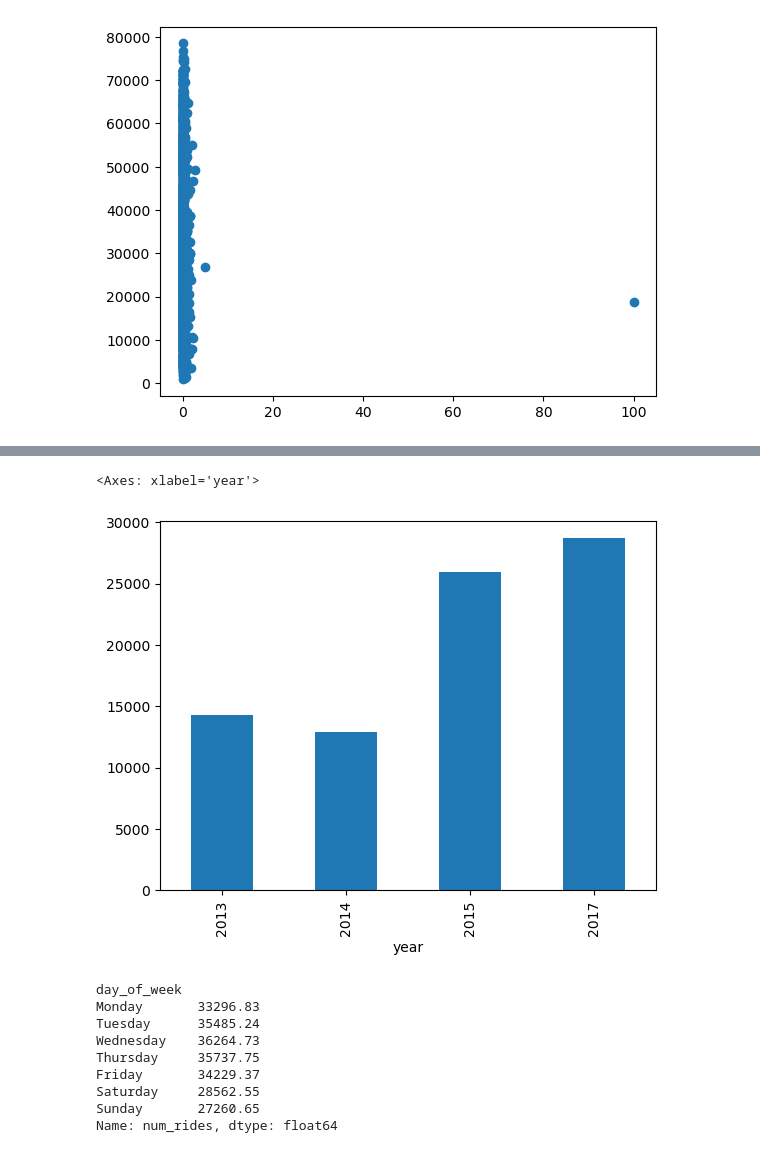
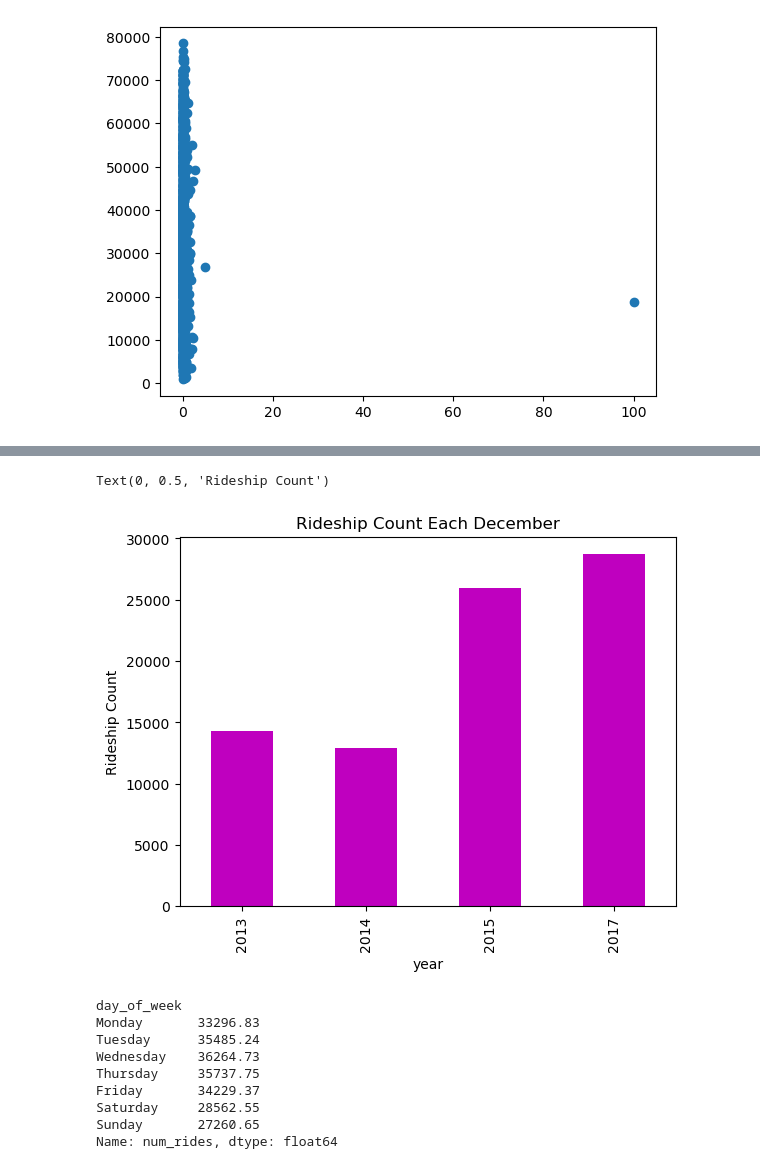
Before and after one commit to Sheryl122/citibike-ridership-model, a Jupyter notebook: code/eda.ipynb, the cells around one changed output, grey strips where cells are left out. Drawn from its saved outputs; the diff is of its cells as text; code cells hidden in the pictures.

Commit message:
EDA chart changes

```diff
--- a/code/eda.ipynb
+++ b/code/eda.ipynb
@@ -142,11 +131,10 @@ plt.show()
 # %%
 df['ride_date'] = pd.to_datetime(df['ride_date'])
 
-plt.plot(df['ride_date'], df['num_rides'])
 df['year'] = df['ride_date'].dt.year
 df['month'] = df['ride_date'].dt.month
 
-december_by_year = df[df['month'] == 12].groupby('year')['num_rides'].mean()
+december_by_year = df[df['month'] == 12].groupby('year')['num_rides'].mean().round(2)
 print(december_by_year)
 # %% [output]
 year
@@ -159,8 +146,10 @@ Name: num_rides, dtype: float64
 # %%
-december_by_year.plot(kind='bar')
+december_by_year.plot(kind='bar', color='m')
+plt.title('Rideship Count Each December')
+plt.ylabel('Rideship Count')
 # %% [output]
-<Axes: xlabel='year'>
+Text(0, 0.5, 'Rideship Count')
-[figure, old version]
+[figure, new version]
 # %%
 # E5
 week_order = ['Monday', 'Tuesday', 'Wednesday', 'Thursday', 'Friday', 'Saturday', 'Sunday']
```
Also changed, not shown: parts of 3 cells of this notebook.
